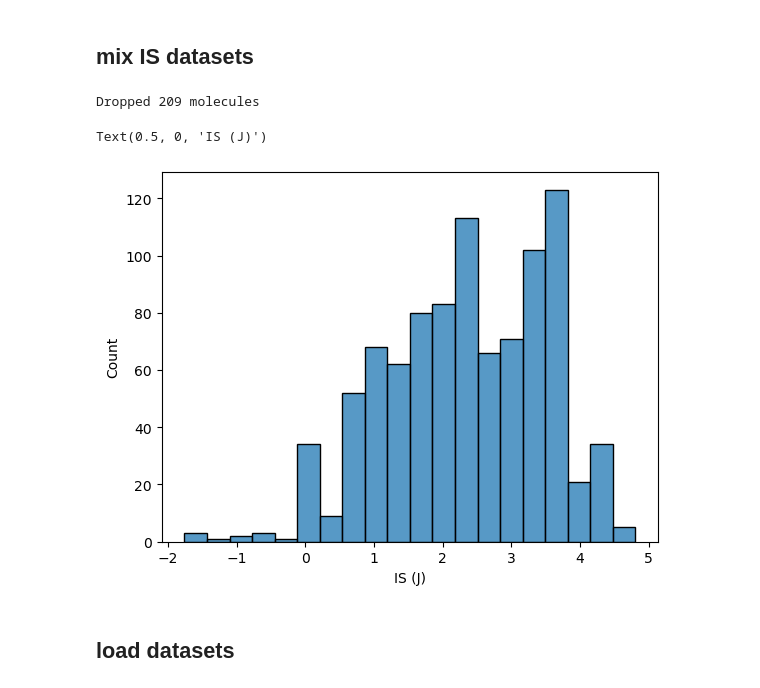
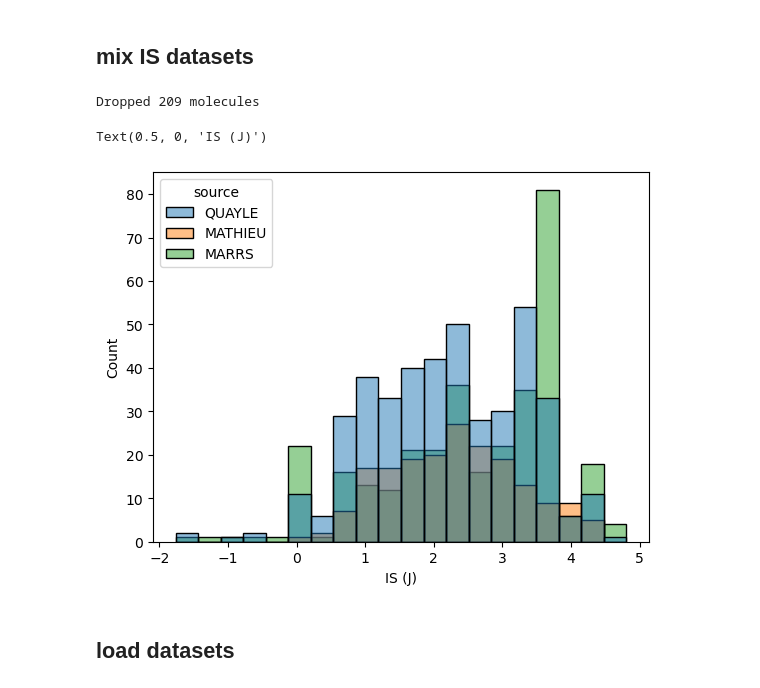
Before and after one commit to CABackman/fm-4-em, a Jupyter notebook: 06_NOTEBOOKS/01_preprocess+splits.ipynb, the cells around one changed output. Cells and saved outputs as stored; diff of their text form; code cells hidden in the pictures.

Commit message:
corrected data processing

```diff
--- a/06_NOTEBOOKS/01_preprocess+splits.ipynb
+++ b/06_NOTEBOOKS/01_preprocess+splits.ipynb
@@ -160,26 +160,26 @@ manner["source"] = "MARRS"
 # %%
 QU_IS = QU_df[["SMILES", "val", "source"]].copy()
 APP_IS = APP_IS[["SMILES", "val", "source"]].copy()
 
 IS_df = pd.concat([QU_IS, APP_IS, manner]).drop_duplicates(subset="SMILES", keep="first").reset_index(drop=True)
 IS_df["val"] = IS_df["val"].astype("float32")
 
 mols = mol_from_smiles(IS_df["SMILES"].values)
 IS_df["canon_SMILES"] = [Chem.MolToSmiles(m, canonical=True) for m in mols]
 
 orig_len = len(IS_df)
 IS_df = IS_df.drop_duplicates(subset="canon_SMILES", keep="first").reset_index(drop=True)
 IS_df.drop(index=528, inplace=True)
 IS_df["IS (J)"] = IS_df["val"]
 IS_df["val"] = np.log(IS_df["IS (J)"])
 print(f"Dropped {orig_len - len(IS_df)} molecules")
 
-sns.histplot(data=IS_df, x="val", bins=20)
+sns.histplot(data=IS_df, hue="source", x="val", bins=20)
 plt.xlabel("IS (J)")
 # %% [output]
 Dropped 209 molecules
 Text(0.5, 0, 'IS (J)')
-[figure, old version]
+[figure, new version]
 # %% [markdown]
 ## load datasets
 # %%
```
Also changed, not shown: 6 other files.
